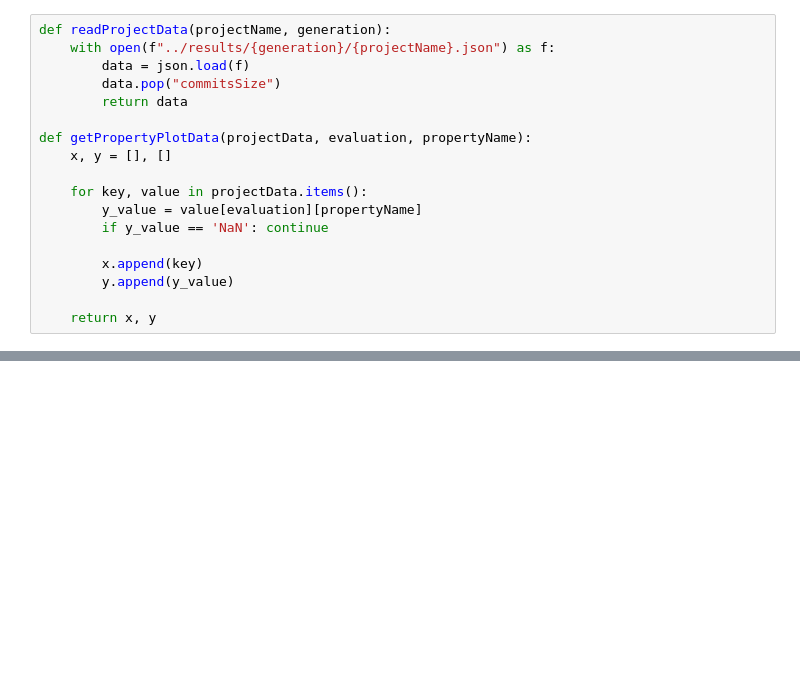
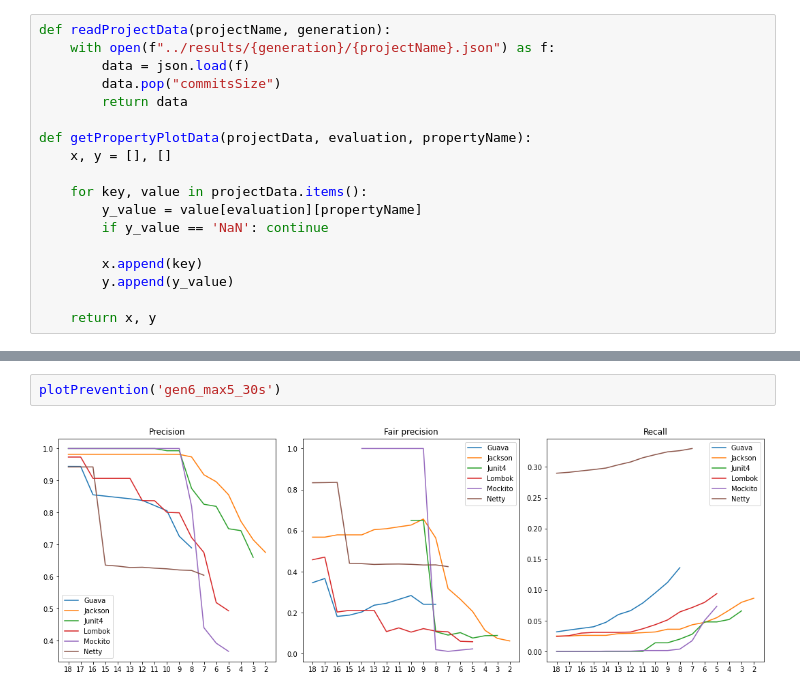
Before and after one commit to mrmegapolys/GitRules, a Jupyter notebook: notebooks/evaluation.ipynb, the cells around one changed output, grey strips where cells are left out. Saved outputs shown, nothing was run; the diff lists cells and outputs as text; blank space fills up the shorter version.

```diff
--- a/notebooks/evaluation.ipynb
+++ b/notebooks/evaluation.ipynb
@@ -166,0 +144,4 @@ plotFalseAlarm('gen5_max5_30s')
+# %%
+plotPrevention('gen6_max5_30s')
+# %% [output]
+[figure, added]
```
Also changed, not shown: parts of 29 cells of this notebook.
